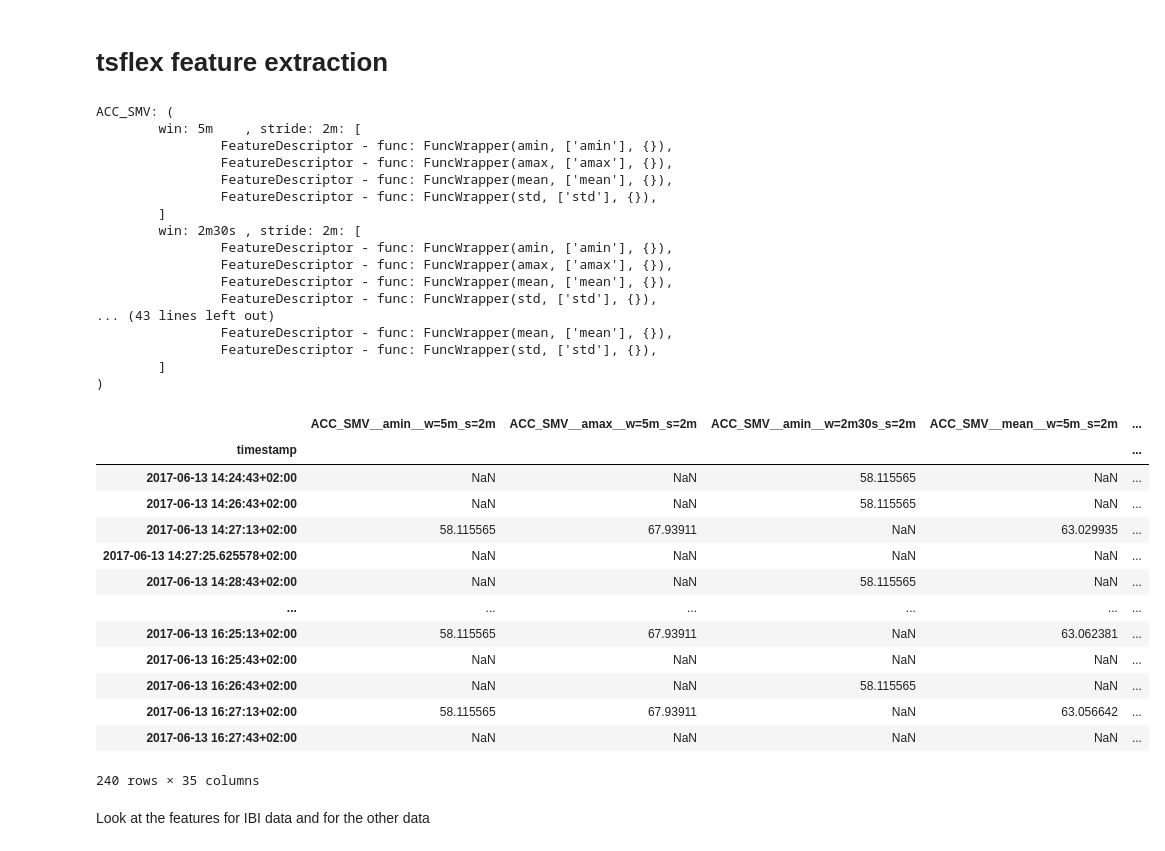
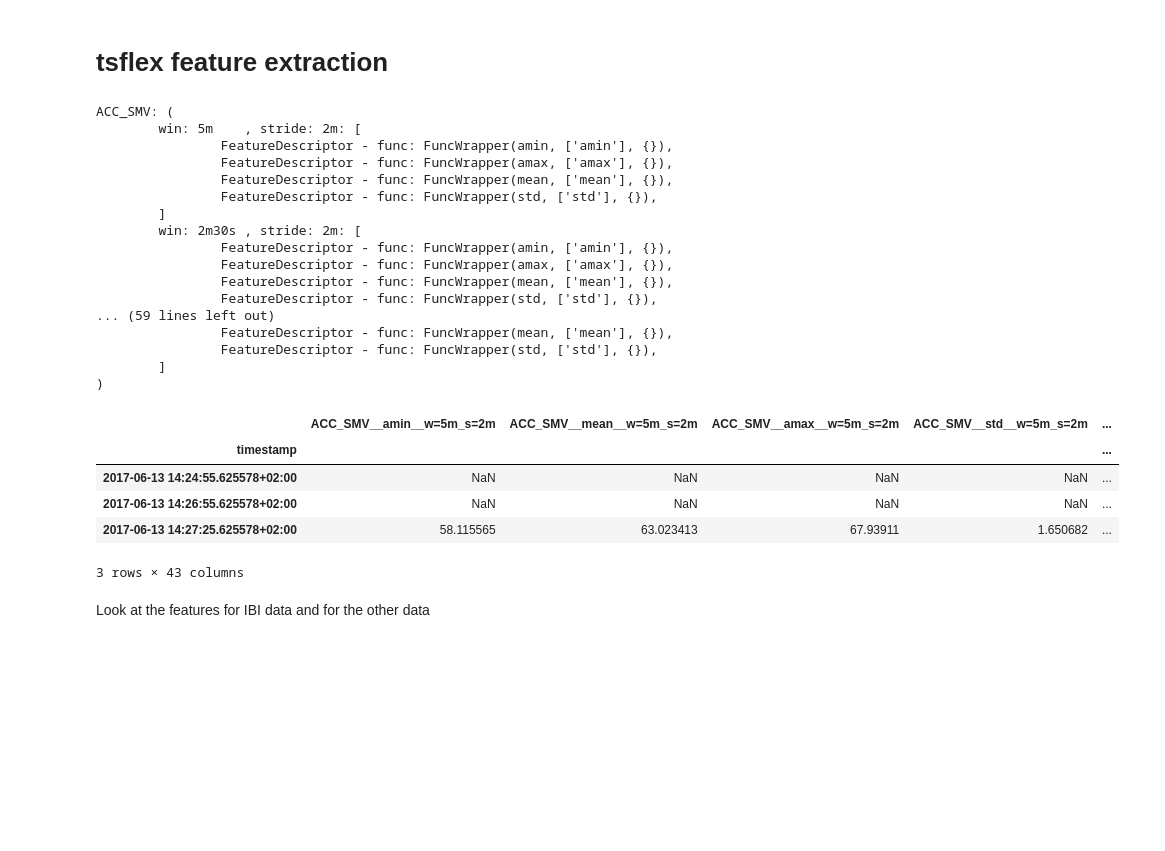
Before and after one commit to predict-idlab/tsflex, a Jupyter notebook: examples/tsflex_paper.ipynb, the cells around one changed output. Cells and saved outputs as stored; diff of their text form; code cells hidden in the pictures; blank space fills up the shorter version.

```diff
--- a/examples/tsflex_paper.ipynb
+++ b/examples/tsflex_paper.ipynb
@@ -135,13 +135,19 @@ plt.tight_layout()
 # tsflex feature extraction
 # %%
 from tsflex.features import MultipleFeatureDescriptors, FeatureCollection, FuncWrapper
+from typing import Tuple
 from tsflex.features.utils import make_robust
 
 # Import / create the feature functions
-from scipy.stats import skew
+from scipy.stats import skew, pearsonr
 
-def area(sig: np.ndarray) -> float:
+def absarea(sig: np.ndarray) -> float:
     return np.sum(np.abs(sig))
+
+def correlation(sig1: np.ndarray, sig2: np.ndarray) -> Tuple[float, float]:
+    min_l = min(len(sig1), len(sig2))
+    r, p = pearsonr(sig1[:min_l], sig2[:min_l])
+    return r, p
 
 # Create the feature descriptors
 general_feats = MultipleFeatureDescriptors(
@@ -150,17 +156,23 @@ general_feats = MultipleFeatureDescriptors(
         windows=["5min", "2.5min"], strides="2min",
 )
 eda_feats = MultipleFeatureDescriptors(
-        functions=[skew, area], series_names="EDA",
+        functions=[skew, absarea], series_names="EDA",
         windows=["7.5min", "5min", "2.5min"], strides="2min",
 )
 ibi_feats = MultipleFeatureDescriptors(
     functions= [make_robust(f) for f in [np.min, np.max, np.mean, np.std]] + [len],
     series_names="IBI",  windows="5min", strides="2min"
 )
+corr_feats = MultipleFeatureDescriptors(
+    functions=FuncWrapper(correlation, output_names=["corr_coef", "corr_p_value"]),
+    series_names=[tuple(["ACC_SMV", "EDA"]), tuple(["EDA", "TMP"])],
+    windows=["10min", '5min'],
+    strides="2min",
+)
 
 # Create the feature collection
 feature_collection = FeatureCollection(
-    feature_descriptors=[general_feats, eda_feats, ibi_feats]
+    feature_descriptors=[general_feats, eda_feats, ibi_feats, corr_feats]
 )
 feature_collection
 # %% [output]
@@ -176,7 +188,7 @@ ACC_SMV: (
                 FeatureDescriptor - func: FuncWrapper(amax, ['amax'], {}),
                 FeatureDescriptor - func: FuncWrapper(mean, ['mean'], {}),
                 FeatureDescriptor - func: FuncWrapper(std, ['std'], {}),
-... (43 lines left out)
+... (59 lines left out)
                 FeatureDescriptor - func: FuncWrapper(mean, ['mean'], {}),
                 FeatureDescriptor - func: FuncWrapper(std, ['std'], {}),
         ]
@@ -184,22 +196,14 @@ ACC_SMV: (
 # %%
 # Calculate the features
 features_df = feature_collection.calculate(out_data, return_df=True, approve_sparsity=True)
-features_df
+features_df.head(3)
 # %% [output]
-|  | ACC_SMV__amin__w=5m_s=2m | ACC_SMV__amax__w=5m_s=2m | ACC_SMV__amin__w=2m30s_s=2m | ACC_SMV__mean__w=5m_s=2m | ... |
+|  | ACC_SMV__amin__w=5m_s=2m | ACC_SMV__mean__w=5m_s=2m | ACC_SMV__amax__w=5m_s=2m | ACC_SMV__std__w=5m_s=2m | ... |
 | timestamp |  |  |  |  | ... |
-| 2017-06-13 14:24:43+02:00 | NaN | NaN | 58.115565 | NaN | ... |
-| 2017-06-13 14:26:43+02:00 | NaN | NaN | 58.115565 | NaN | ... |
-| 2017-06-13 14:27:13+02:00 | 58.115565 | 67.93911 | NaN | 63.029935 | ... |
-| 2017-06-13 14:27:25.625578+02:00 | NaN | NaN | NaN | NaN | ... |
-| 2017-06-13 14:28:43+02:00 | NaN | NaN | 58.115565 | NaN | ... |
-| ... | ... | ... | ... | ... | ... |
-| 2017-06-13 16:25:13+02:00 | 58.115565 | 67.93911 | NaN | 63.062381 | ... |
-| 2017-06-13 16:25:43+02:00 | NaN | NaN | NaN | NaN | ... |
-| 2017-06-13 16:26:43+02:00 | NaN | NaN | 58.115565 | NaN | ... |
-| 2017-06-13 16:27:13+02:00 | 58.115565 | 67.93911 | NaN | 63.056642 | ... |
-| 2017-06-13 16:27:43+02:00 | NaN | NaN | NaN | NaN | ... |
+| 2017-06-13 14:24:55.625578+02:00 | NaN | NaN | NaN | NaN | ... |
+| 2017-06-13 14:26:55.625578+02:00 | NaN | NaN | NaN | NaN | ... |
+| 2017-06-13 14:27:25.625578+02:00 | 58.115565 | 63.023413 | 67.93911 | 1.650682 | ... |
-240 rows × 35 columns
+3 rows × 43 columns
 # %% [markdown]
 Look at the features for IBI data and for the other data
 # %%
```
Also changed, not shown: parts of 6 cells of this notebook.
